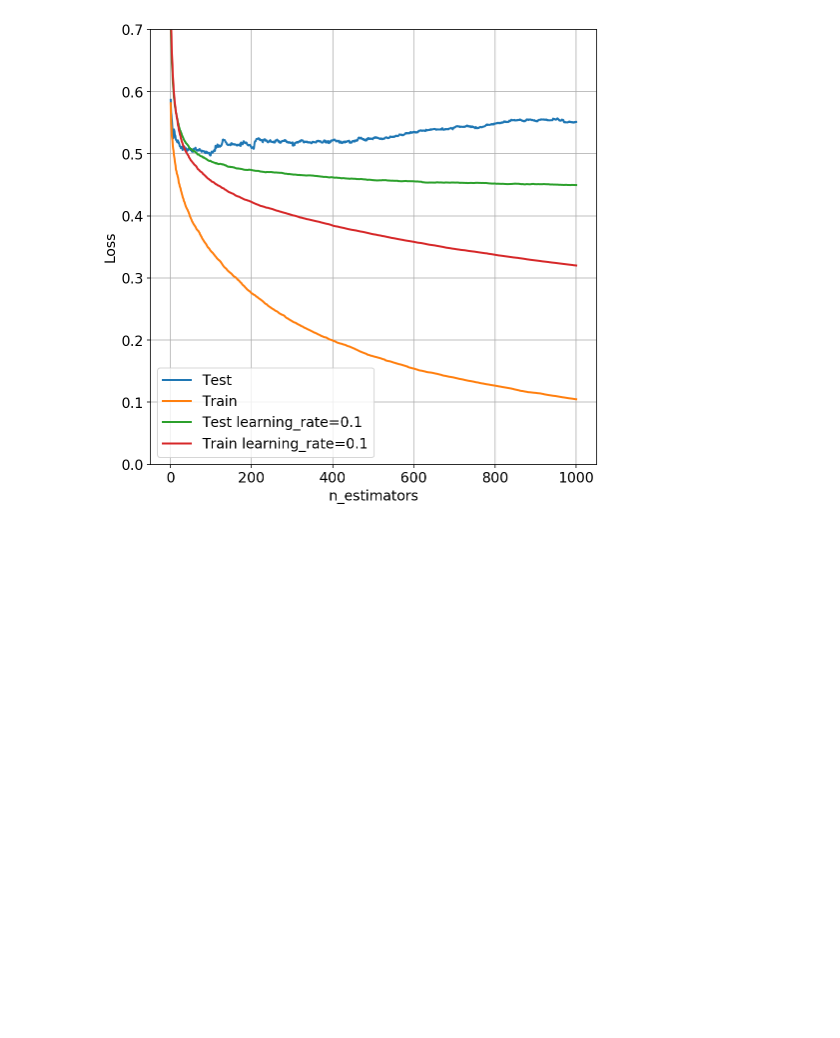
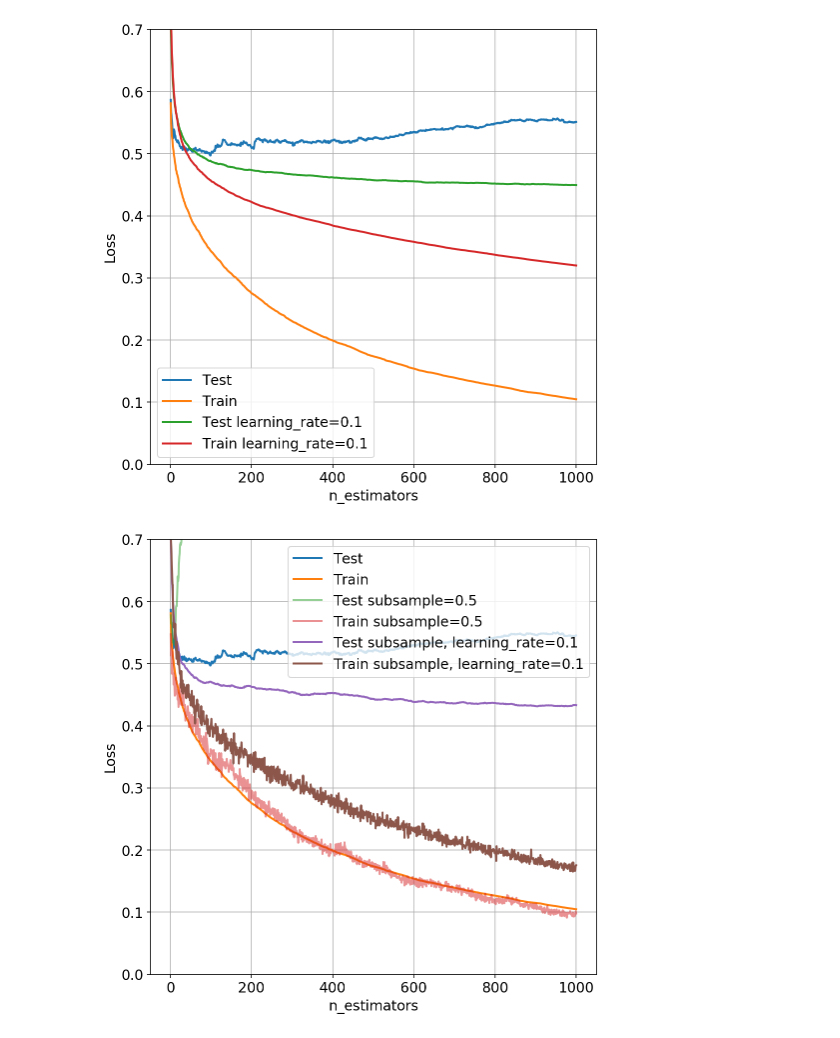
Before and after one commit to wildtreetech/advanced-computing-2018, a Jupyter notebook: material/lecture-02/lecture.ipynb, the cells around one changed output. Saved outputs shown, nothing was run; the diff lists cells and outputs as text; code cells hidden in the pictures; blank space fills up the shorter version.

```diff
--- a/material/lecture-02/lecture.ipynb
+++ b/material/lecture-02/lecture.ipynb
@@ -258,3 +299,31 @@ ax.legend(loc='best')
 ax.grid()
 # %% [output]
 [figure]
+# %%
+# Stochastic gradient descent
+# Subsampling the training set before growing each tree (subsample)
+# Subsampling the features before finding the best split node (max_features)
+# Latter usually works better if there is a sufficient large number of features
+
+ax = plt.gca()
+
+clf = GradientBoostingRegressor(n_estimators=1000, max_depth=2, learning_rate=1.)
+clf.fit(X_train, y_train)
+
+_, ax = plot_loss(clf, X_test, y_test, ax=ax)
+
+
+clf = GradientBoostingRegressor(n_estimators=1000, learning_rate=1., subsample=0.5)
+clf.fit(X_train, y_train)
+
+_, ax = plot_loss(clf, X_test, y_test, ax=ax, alpha=0.5, label='subsample=0.5')
+
+clf = GradientBoostingRegressor(n_estimators=1000, learning_rate=0.1, subsample=0.5)
+clf.fit(X_train, y_train)
+
+_, ax = plot_loss(clf, X_test, y_test, ax=ax, label='subsample, learning_rate=0.1')
+
+ax.legend(loc='best')
+ax.grid()
+# %% [output]
+[figure, added]
```
Also changed, not shown: parts of 4 cells of this notebook, 8 other files.
